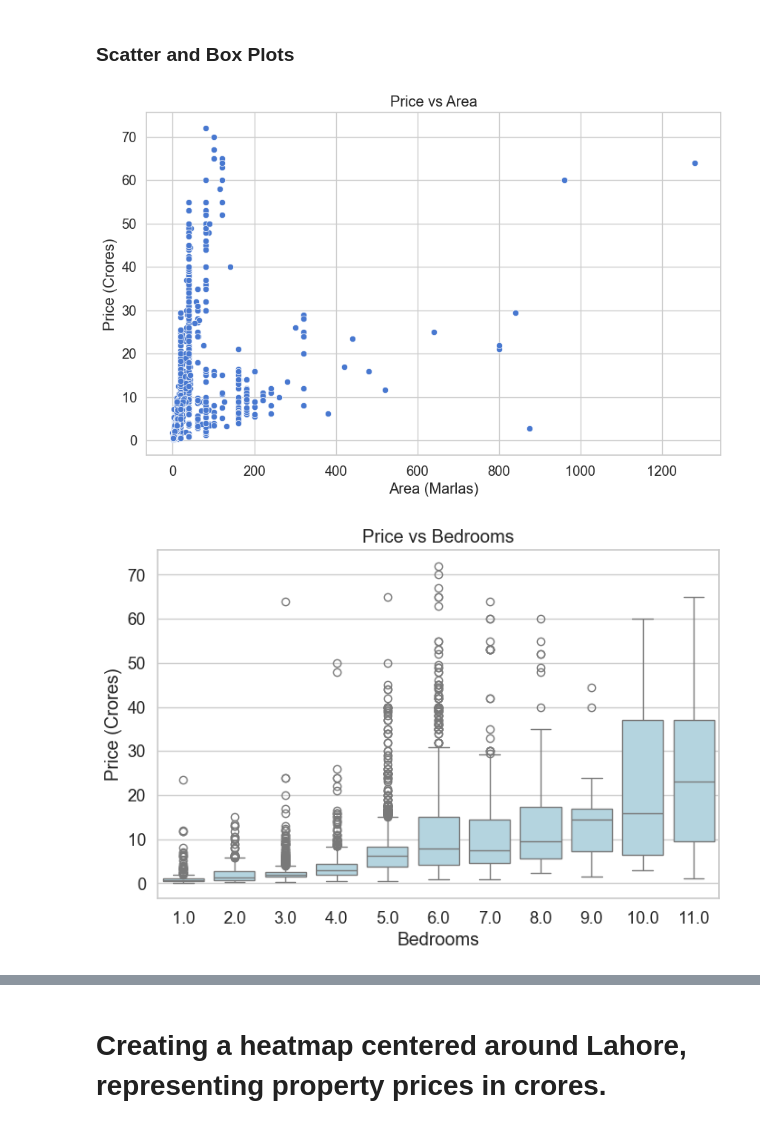
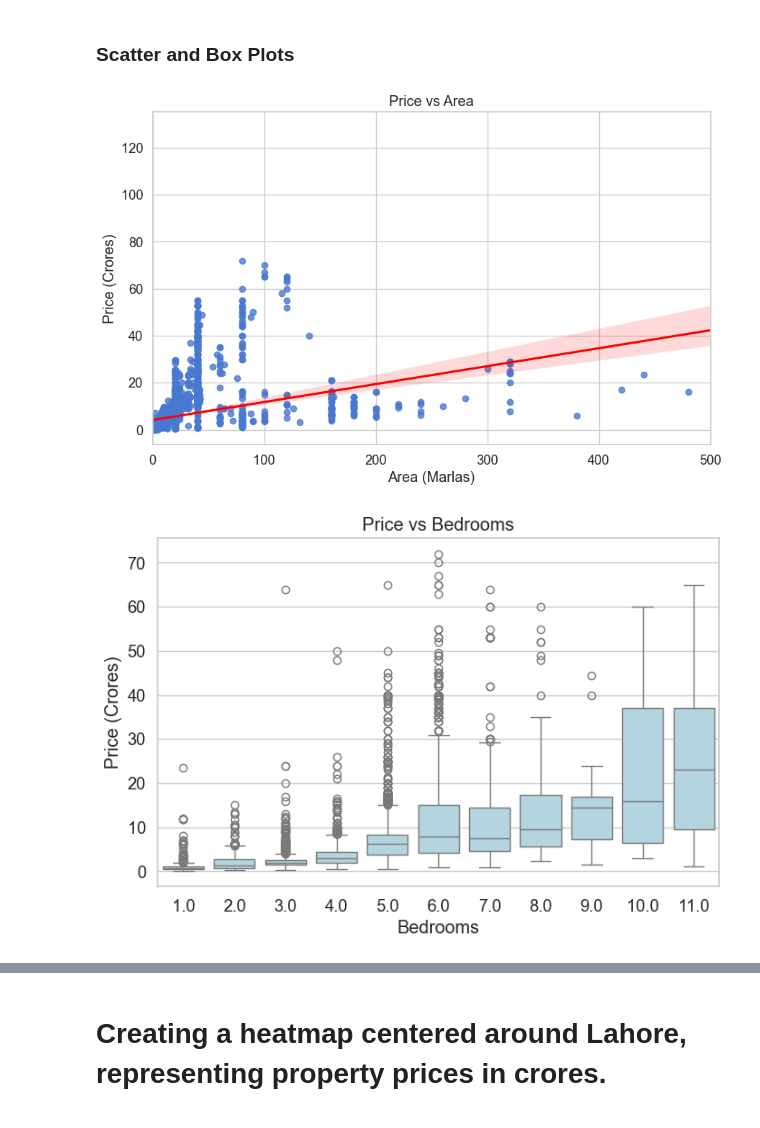
Before and after one commit to potatobox1/Data_Science_Project, a Jupyter notebook: analysis.ipynb, the cells around one changed output, grey strips where cells are left out. Saved outputs shown, nothing was run; the diff lists cells and outputs as text; code cells hidden in the pictures.

```diff
--- a/analysis.ipynb
+++ b/analysis.ipynb
@@ -257,11 +257,13 @@ df_cleaned.head(5)
 # %%
 # Drop exact duplicates and keep only the first occurrence
 df_cleaned_no_duplicates = df_cleaned.drop_duplicates()
+df_cleaned = df_cleaned.drop(columns=['price'])
 
 # Remove the last comma from 'location_precise' if it exists
 df_cleaned['location_precise'] = df_cleaned['location_precise'].str.rstrip(',')
 
-
+df_cleaned['location'] = df_cleaned['location'].str.replace(', Lahore, Punjab', '', regex=False).str.strip()
+df_cleaned['location_precise'] = df_cleaned['location_precise'].str.replace(', Lahore, Punjab', '', regex=False).str.strip()
 # Display the DataFrame after removing duplicates
 print("Data after removing exact duplicates:")
 print(df_cleaned_no_duplicates)
@@ -369,31 +370,32 @@ plt.show()
 # %% [markdown]
 ### Scatter and Box Plots
 # %%
-# Price vs Area
-plt.figure(figsize=(10,6))
-sns.scatterplot(x='area_in_marlas', y='price_in_crores', data=df_cleaned)
+# Price vs Area with Line of Best Fit
+plt.figure(figsize=(10, 6))
+sns.regplot(x='area_in_marlas', y='price_in_crores', data=df_cleaned, scatter=True, line_kws={'color': 'red'})
 plt.title('Price vs Area')
 plt.xlabel('Area (Marlas)')
 plt.ylabel('Price (Crores)')
+plt.xlim(0, 500)
 plt.show()
 
 # Price vs Bedrooms
 plt.figure(figsize=(8,5))
 sns.boxplot(x='beds', y='price_in_crores', data=df_cleaned, color='lightblue')
 plt.title('Price vs Bedrooms')
 plt.xlabel('Bedrooms')
 plt.ylabel('Price (Crores)')
 plt.show()
 
 # Price vs Bathrooms
 plt.figure(figsize=(8,5))
 sns.boxplot(x='baths', y='price_in_crores', data=df_cleaned, color='lightblue')
 plt.title('Price vs Bathrooms')
 plt.xlabel('Bathrooms')
 plt.ylabel('Price (Crores)')
 plt.show()
 # %% [output]
-[figure, old version]
+[figure, new version]
 [figure]
 [figure]
 # %% [markdown]
```
Also changed, not shown: parts of 3 cells of this notebook.
